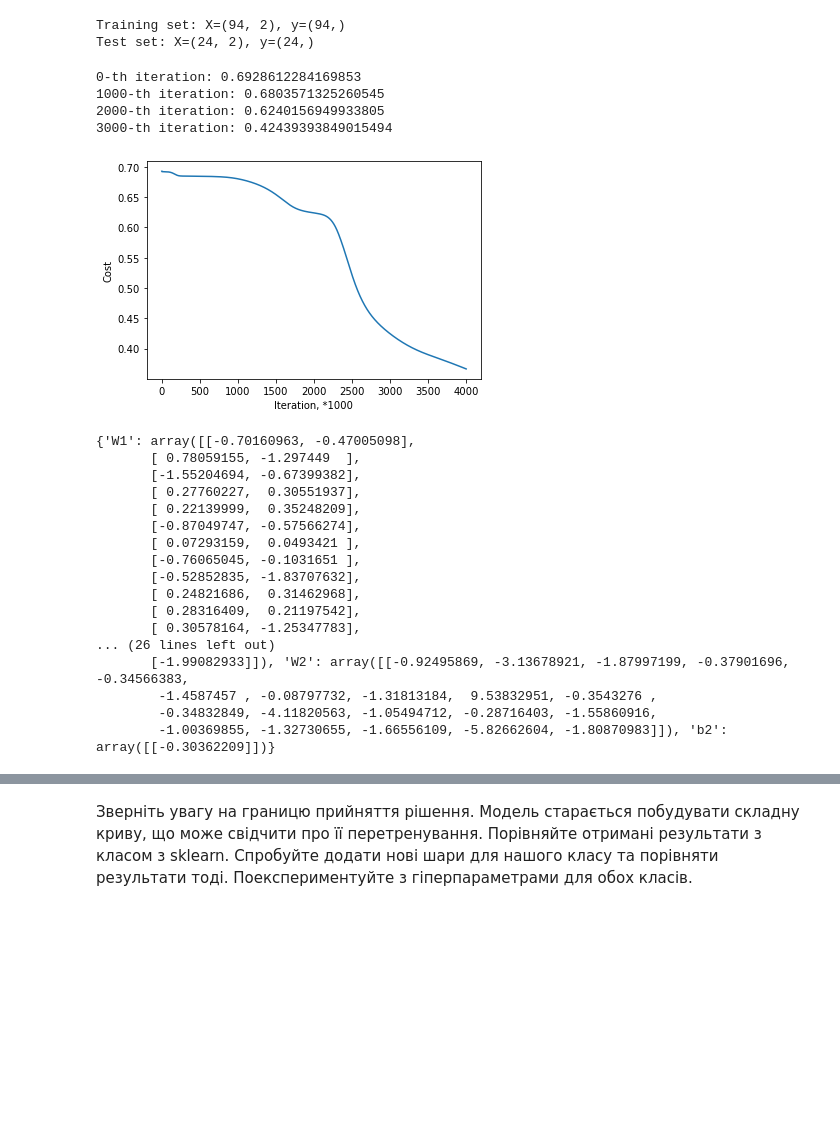
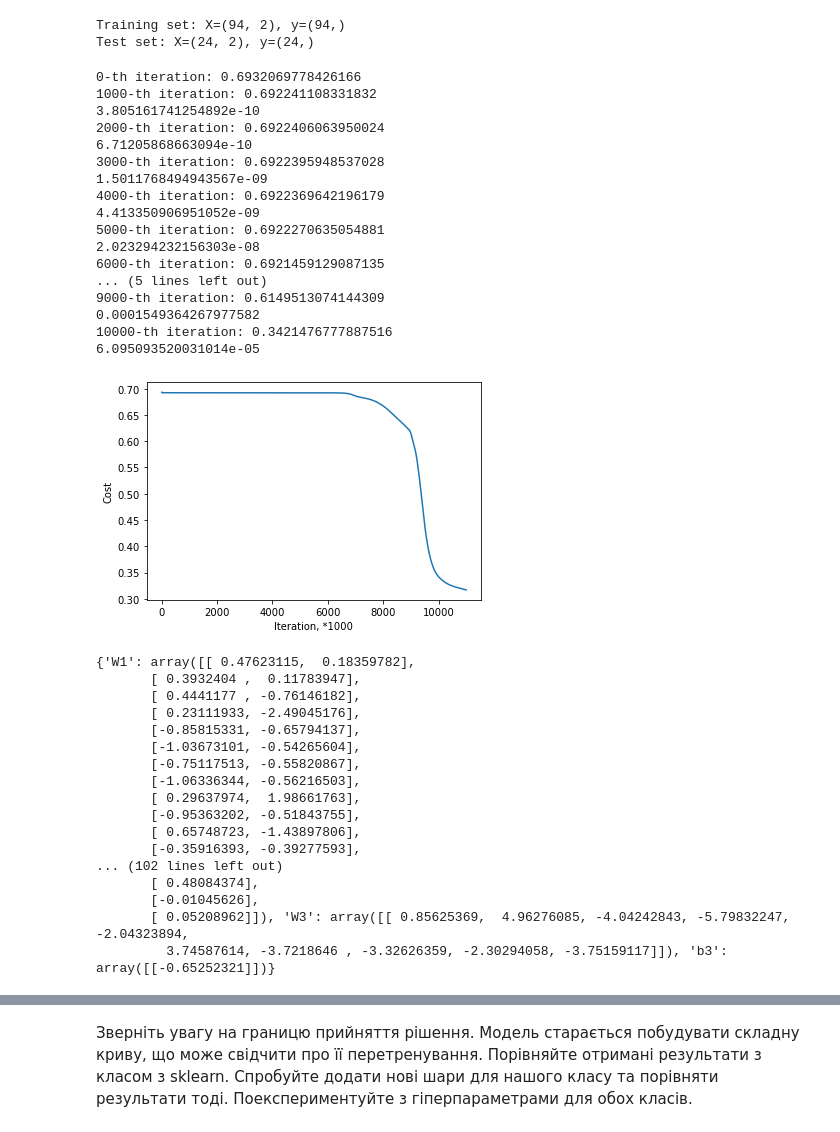
Before and after one commit to vseredovych/ML, a Jupyter notebook: Practice/NeuralNetwork/NeuralNet simple.ipynb, the cells around one changed output, grey strips where cells are left out. Saved outputs shown, nothing was run; the diff lists cells and outputs as text; code cells hidden in the pictures; blank space fills up the shorter version.

Commit message:
Iterations number fix

```diff
--- a/Practice/NeuralNetwork/NeuralNet simple.ipynb
+++ b/Practice/NeuralNetwork/NeuralNet simple.ipynb
@@ -186,12 +186,17 @@ class NeuralNet:
 
             self.__update_parameters(grads)
 
+            costs.append(cost)
+
             if print_cost and i % 1000 == 0:
                 print("{}-th iteration: {}".format(i, cost))
-            costs.append(cost)
+                if i > 1:
+                    print(costs[-2] - costs[-1])
+
 
             # break condition
             if i > 1 and abs(costs[-2] - costs[-1]) < epsilon:
+                print("break")
                 break
 
         if print_cost:
@@ -244,34 +249,47 @@ print('Test set: X={}, y={}'.format(X_test.shape, y_test.shape))
 Training set: X=(94, 2), y=(94,)
 Test set: X=(24, 2), y=(24,)
 # %%
-cls = NeuralNet((20, ), normalize = True, learning_rate = 0.5, num_iter = 4000)
-cls.fit(X_train, y_train.values.reshape((X_train.shape[0], 1)), epsilon=1e-8)
+cls = NeuralNet((20, 10), normalize = True, learning_rate = 0.5, num_iter = 11000)
+cls.fit(X_train, y_train.values.reshape((X_train.shape[0], 1)), epsilon=1e-15)
 # %% [output]
-0-th iteration: 0.6928612284169853
-1000-th iteration: 0.6803571325260545
-2000-th iteration: 0.6240156949933805
-3000-th iteration: 0.42439393849015494
+0-th iteration: 0.6932069778426166
+1000-th iteration: 0.692241108331832
+3.805161741254892e-10
+2000-th iteration: 0.6922406063950024
+6.71205868663094e-10
+3000-th iteration: 0.6922395948537028
+1.5011768494943567e-09
+4000-th iteration: 0.6922369642196179
+4.413350906951052e-09
+5000-th iteration: 0.6922270635054881
+2.023294232156303e-08
+6000-th iteration: 0.6921459129087135
+... (5 lines left out)
+9000-th iteration: 0.6149513074144309
+0.0001549364267977582
+10000-th iteration: 0.3421476777887516
+6.095093520031014e-05
-[figure, old version]
+[figure, new version]
 # %%
 print(cls.parameters)
 # %% [output]
-{'W1': array([[-0.70160963, -0.47005098],
-       [ 0.78059155, -1.297449  ],
-       [-1.55204694, -0.67399382],
-       [ 0.27760227,  0.30551937],
-       [ 0.22139999,  0.35248209],
-       [-0.87049747, -0.57566274],
-       [ 0.07293159,  0.0493421 ],
-       [-0.76065045, -0.1031651 ],
-       [-0.52852835, -1.83707632],
-       [ 0.24821686,  0.31462968],
-       [ 0.28316409,  0.21197542],
-       [ 0.30578164, -1.25347783],
-... (26 lines left out)
-       [-1.99082933]]), 'W2': array([[-0.92495869, -3.13678921, -1.87997199, -0.37901696, -0.34566383,
-        -1.4587457 , -0.08797732, -1.31813184,  9.53832951, -0.3543276 ,
-        -0.34832849, -4.11820563, -1.05494712, -0.28716403, -1.55860916,
-        -1.00369855, -1.32730655, -1.66556109, -5.82662604, -1.80870983]]), 'b2': array([[-0.30362209]])}
+{'W1': array([[ 0.47623115,  0.18359782],
+       [ 0.3932404 ,  0.11783947],
+       [ 0.4441177 , -0.76146182],
+       [ 0.23111933, -2.49045176],
+       [-0.85815331, -0.65794137],
+       [-1.03673101, -0.54265604],
+       [-0.75117513, -0.55820867],
+       [-1.06336344, -0.56216503],
+       [ 0.29637974,  1.98661763],
+       [-0.95363202, -0.51843755],
+       [ 0.65748723, -1.43897806],
+       [-0.35916393, -0.39277593],
+... (102 lines left out)
+       [ 0.48084374],
+       [-0.01045626],
+       [ 0.05208962]]), 'W3': array([[ 0.85625369,  4.96276085, -4.04242843, -5.79832247, -2.04323894,
+         3.74587614, -3.7218646 , -3.32626359, -2.30294058, -3.75159117]]), 'b3': array([[-0.65252321]])}
 # %%
 Y_prob = cls.predict_proba(X_test)
 Y_prob
```
Also changed, not shown: parts of 7 cells of this notebook.
